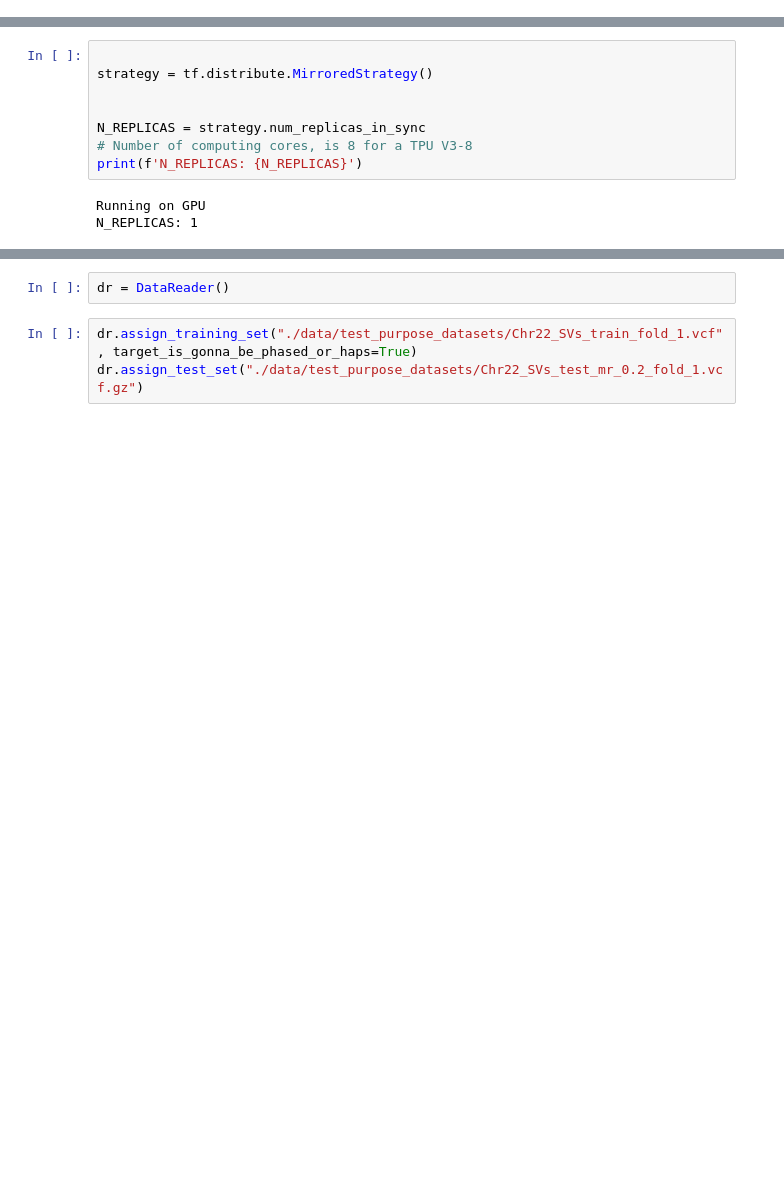
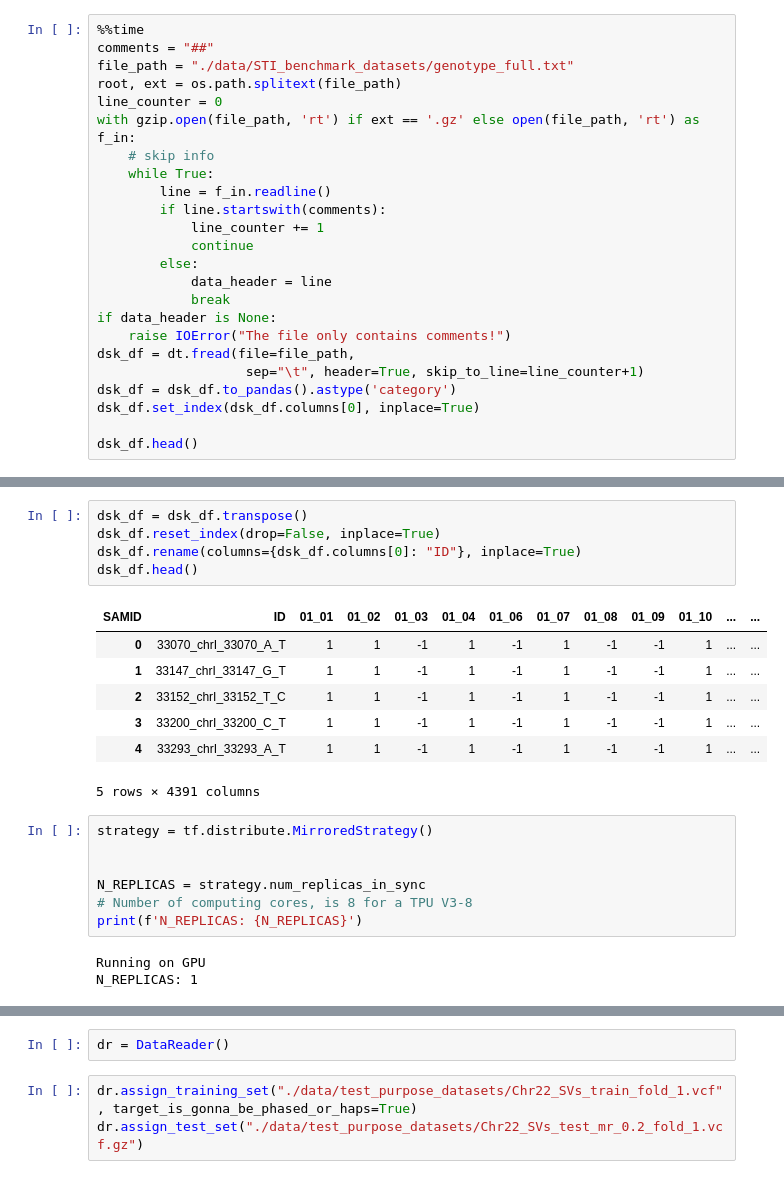
Before and after one commit to shilab/STI, a Jupyter notebook: STI V1.1.ipynb, the cells around one changed output, grey strips where cells are left out. Drawn from its saved outputs; the diff is of its cells as text; blank space fills up the shorter version.

```diff
--- a/STI V1.1.ipynb
+++ b/STI V1.1.ipynb
@@ -40,0 +80,24 @@ Tensorflow version 2.10.1
+# %%
+%%time
+comments = "##"
+file_path = "./data/STI_benchmark_datasets/genotype_full.txt"
+root, ext = os.path.splitext(file_path)
+line_counter = 0
+with gzip.open(file_path, 'rt') if ext == '.gz' else open(file_path, 'rt') as f_in:
+    # skip info
+    while True:
+        line = f_in.readline()
+        if line.startswith(comments):
+            line_counter += 1
+            continue
+        else:
+            data_header = line
+            break
+if data_header is None:
+    raise IOError("The file only contains comments!")
+dsk_df = dt.fread(file=file_path,
+                   sep="\t", header=True, skip_to_line=line_counter+1)
+dsk_df = dsk_df.to_pandas().astype('category')
+dsk_df.set_index(dsk_df.columns[0], inplace=True)
+
+dsk_df.head()
@@ -41,5 +114,17 @@ Tensorflow version 2.10.1
+# %%
+dsk_df = dsk_df.transpose()
+dsk_df.reset_index(drop=False, inplace=True)
+dsk_df.rename(columns={dsk_df.columns[0]: "ID"}, inplace=True)
+dsk_df.head()
+# %% [output]
+| SAMID | ID | 01_01 | 01_02 | 01_03 | 01_04 | 01_06 | 01_07 | 01_08 | 01_09 | 01_10 | ... | ... |
+| 0 | 33070_chrI_33070_A_T | 1 | 1 | -1 | 1 | -1 | 1 | -1 | -1 | 1 | ... | ... |
+| 1 | 33147_chrI_33147_G_T | 1 | 1 | -1 | 1 | -1 | 1 | -1 | -1 | 1 | ... | ... |
+| 2 | 33152_chrI_33152_T_C | 1 | 1 | -1 | 1 | -1 | 1 | -1 | -1 | 1 | ... | ... |
+| 3 | 33200_chrI_33200_C_T | 1 | 1 | -1 | 1 | -1 | 1 | -1 | -1 | 1 | ... | ... |
+| 4 | 33293_chrI_33293_A_T | 1 | 1 | -1 | 1 | -1 | 1 | -1 | -1 | 1 | ... | ... |
+5 rows × 4391 columns
 # %%
-
 strategy = tf.distribute.MirroredStrategy()
 
 
```
Also changed, not shown: parts of 4 cells of this notebook, 2 other files.
